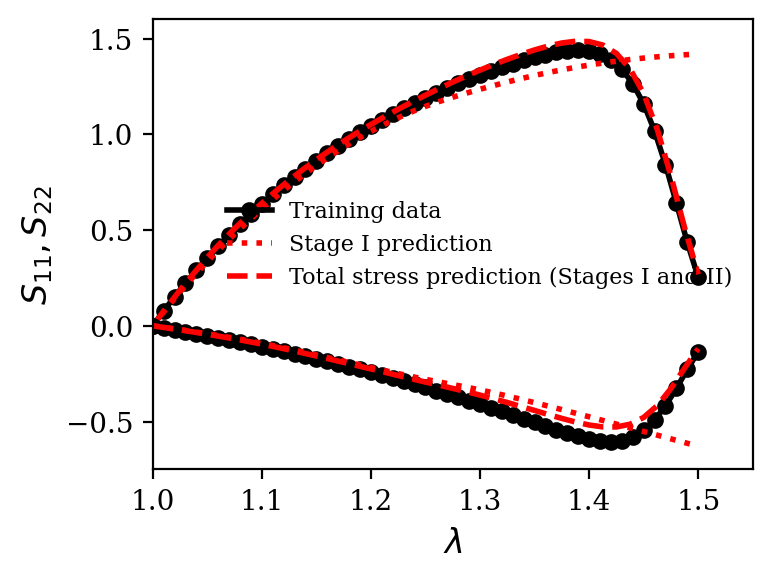
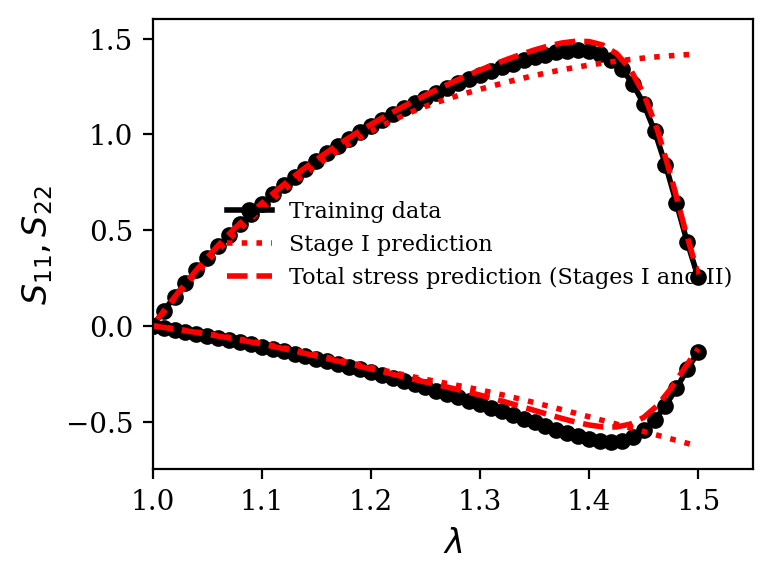
Code edit (unified diff) that turned the first committed figure into the second:
--- before
+++ after
@@ -30,4 +30,4 @@
 ax.set_ylabel('$S_{11}, S_{22}$')
 ax.legend(frameon=False, prop={'size': 8})
-#plt.savefig("Stage_I_vs_Stage_II_stresses.svg")
+plt.savefig("../results/Stage_I_vs_Stage_II_stresses.svg")
 plt.show()

Commit: Minor cleanup